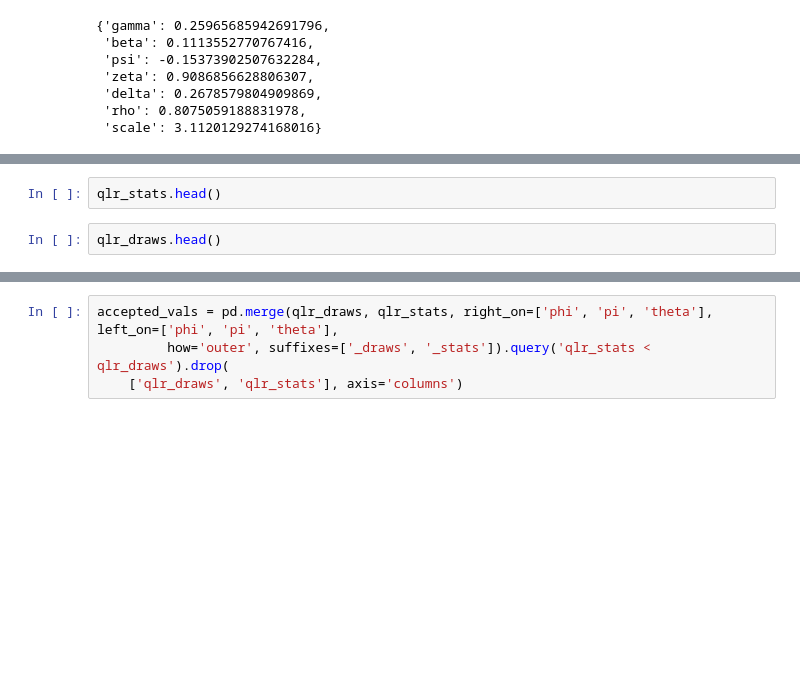
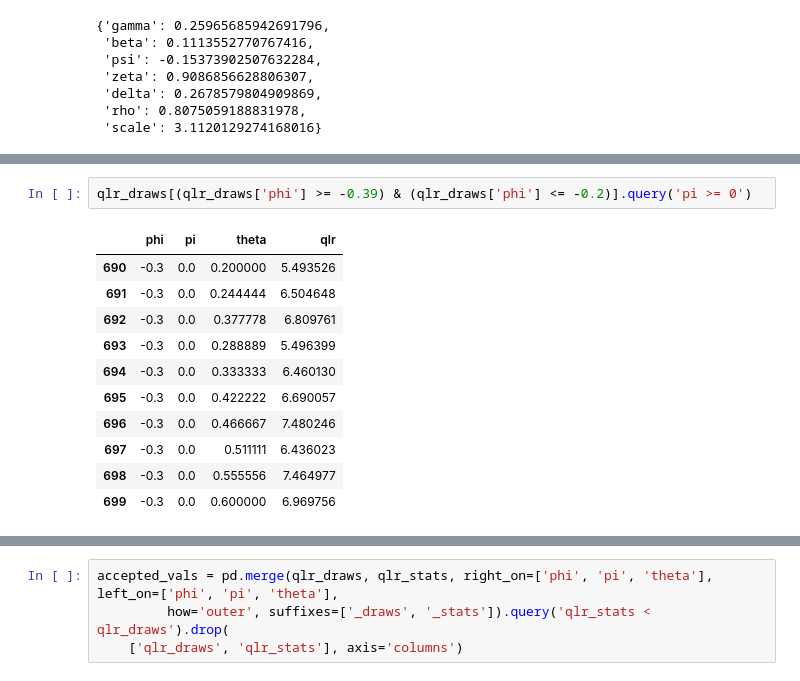
Before and after one commit to sangrey/RiskPriceInference, a Jupyter notebook: volpriceinference/robust_inference_on_data.ipynb, the cells around one changed output, grey strips where cells are left out. Saved outputs shown, nothing was run; the diff lists cells and outputs as text; blank space fills up the shorter version.

```diff
--- a/volpriceinference/robust_inference_on_data.ipynb
+++ b/volpriceinference/robust_inference_on_data.ipynb
@@ -127,7 +127,17 @@ qlr_draws = vl.compute_qlr_sim(omega=omega2, omega_cov=omega_cov2, theta_dim=10,
                                use_tqdm=True, alpha=0.05)
 # %% [output]
 [interactive output not drawn]
-# %%
-qlr_stats.head()
-# %%
-qlr_draws.head()
+# %%
+qlr_draws[(qlr_draws['phi'] >= -0.39) & (qlr_draws['phi'] <= -0.2)].query('pi >= 0')
+# %% [output]
+|  | phi | pi | theta | qlr |
+| 690 | -0.3 | 0.0 | 0.200000 | 5.493526 |
+| 691 | -0.3 | 0.0 | 0.244444 | 6.504648 |
+| 692 | -0.3 | 0.0 | 0.377778 | 6.809761 |
+| 693 | -0.3 | 0.0 | 0.288889 | 5.496399 |
+| 694 | -0.3 | 0.0 | 0.333333 | 6.460130 |
+| 695 | -0.3 | 0.0 | 0.422222 | 6.690057 |
+| 696 | -0.3 | 0.0 | 0.466667 | 7.480246 |
+| 697 | -0.3 | 0.0 | 0.511111 | 6.436023 |
+| 698 | -0.3 | 0.0 | 0.555556 | 7.464977 |
+| 699 | -0.3 | 0.0 | 0.600000 | 6.969756 |
```
Also changed, not shown: parts of 8 cells of this notebook, 3 other files.
